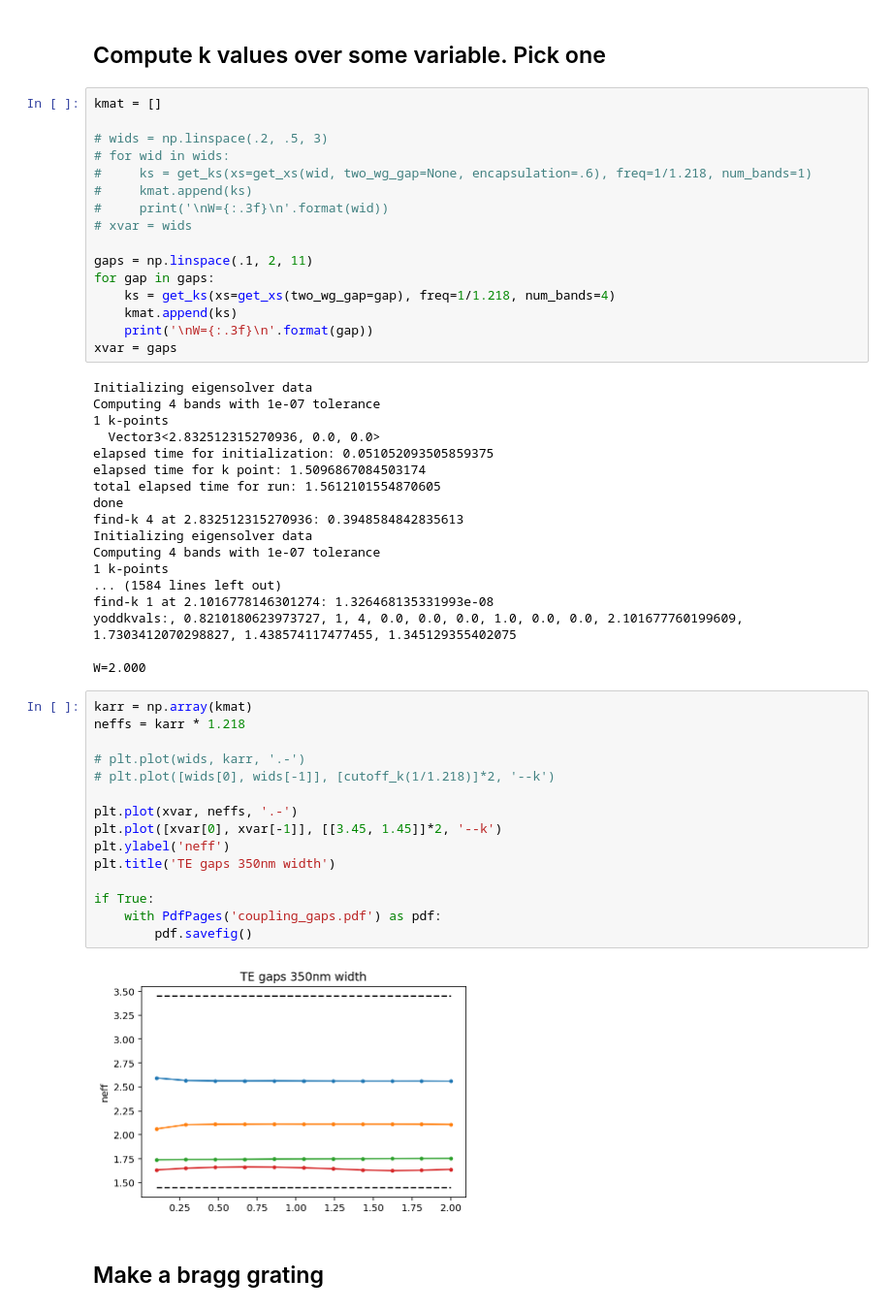
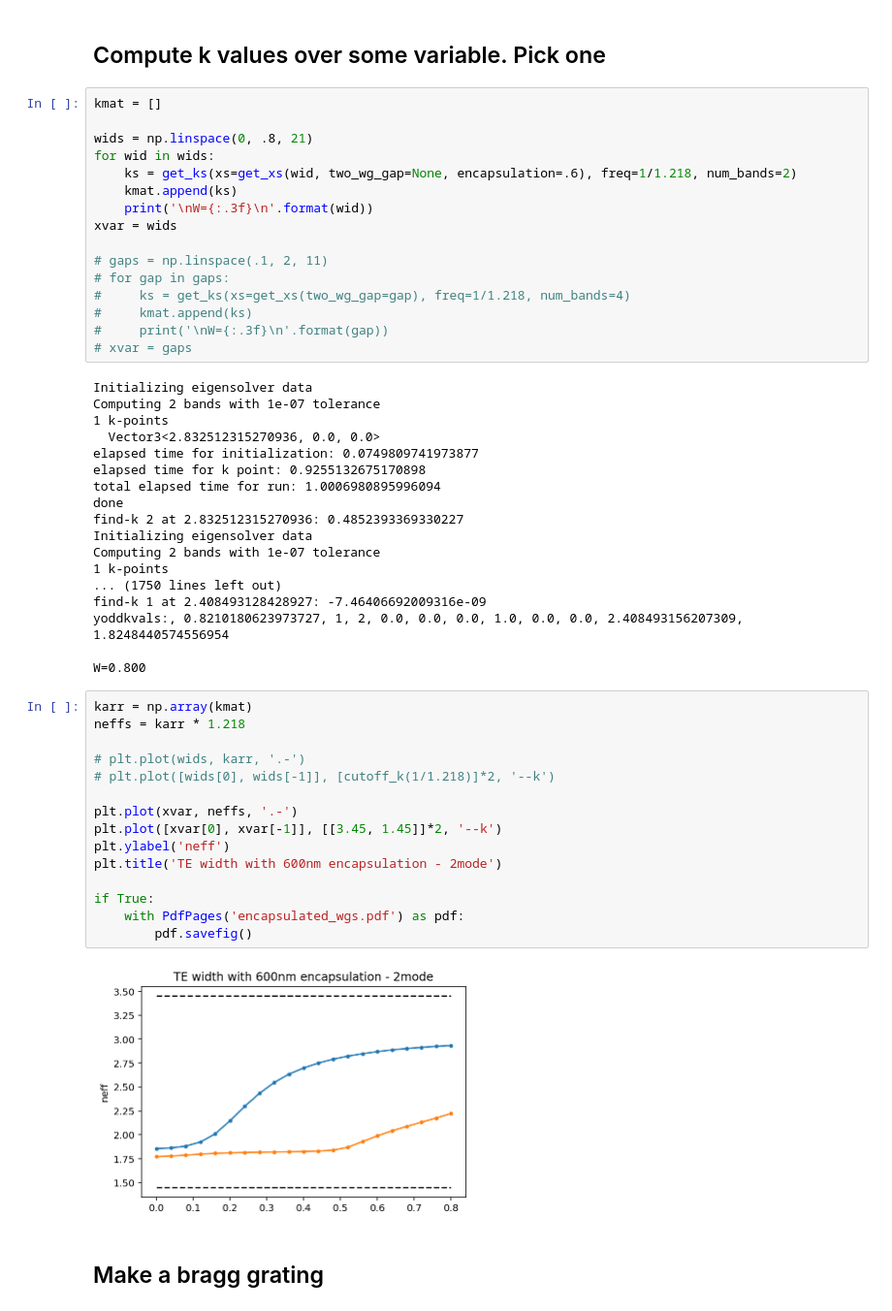
Before and after one commit to atait/jupyter-meep, a Jupyter notebook: notebooks/partial_waveguides/EigenModes/MPB_eigenmodes.ipynb, the cells around one changed output. Shown: that part at 97% size. Cells and saved outputs as stored; diff of their text form.

```diff
--- a/notebooks/partial_waveguides/EigenModes/MPB_eigenmodes.ipynb
+++ b/notebooks/partial_waveguides/EigenModes/MPB_eigenmodes.ipynb
@@ -30,54 +30,54 @@ show_geometry(ms, periods=1).shape
 # %%
 kmat = []
 
-# wids = np.linspace(.2, .5, 3)
-# for wid in wids:
-#     ks = get_ks(xs=get_xs(wid, two_wg_gap=None, encapsulation=.6), freq=1/1.218, num_bands=1)
+wids = np.linspace(0, .8, 21)
+for wid in wids:
+    ks = get_ks(xs=get_xs(wid, two_wg_gap=None, encapsulation=.6), freq=1/1.218, num_bands=2)
+    kmat.append(ks)
+    print('\nW={:.3f}\n'.format(wid))
+xvar = wids
+
+# gaps = np.linspace(.1, 2, 11)
+# for gap in gaps:
+#     ks = get_ks(xs=get_xs(two_wg_gap=gap), freq=1/1.218, num_bands=4)
 #     kmat.append(ks)
-#     print('\nW={:.3f}\n'.format(wid))
-# xvar = wids
-
-gaps = np.linspace(.1, 2, 11)
-for gap in gaps:
-    ks = get_ks(xs=get_xs(two_wg_gap=gap), freq=1/1.218, num_bands=4)
-    kmat.append(ks)
-    print('\nW={:.3f}\n'.format(gap))
-xvar = gaps
+#     print('\nW={:.3f}\n'.format(gap))
+# xvar = gaps
 # %% [output]
 Initializing eigensolver data
-Computing 4 bands with 1e-07 tolerance
+Computing 2 bands with 1e-07 tolerance
 1 k-points
   Vector3<2.832512315270936, 0.0, 0.0>
-elapsed time for initialization: 0.051052093505859375
-elapsed time for k point: 1.5096867084503174
-total elapsed time for run: 1.5612101554870605
+elapsed time for initialization: 0.0749809741973877
+elapsed time for k point: 0.9255132675170898
+total elapsed time for run: 1.0006980895996094
 done
-find-k 4 at 2.832512315270936: 0.3948584842835613
+find-k 2 at 2.832512315270936: 0.4852393369330227
 Initializing eigensolver data
-Computing 4 bands with 1e-07 tolerance
+Computing 2 bands with 1e-07 tolerance
 1 k-points
-... (1584 lines left out)
-find-k 1 at 2.1016778146301274: 1.326468135331993e-08
-yoddkvals:, 0.8210180623973727, 1, 4, 0.0, 0.0, 0.0, 1.0, 0.0, 0.0, 2.101677760199609, 1.7303412070298827, 1.438574117477455, 1.345129355402075
+... (1750 lines left out)
+find-k 1 at 2.408493128428927: -7.46406692009316e-09
+yoddkvals:, 0.8210180623973727, 1, 2, 0.0, 0.0, 0.0, 1.0, 0.0, 0.0, 2.408493156207309, 1.8248440574556954
 
-W=2.000
+W=0.800
 # %%
 karr = np.array(kmat)
 neffs = karr * 1.218
 
 # plt.plot(wids, karr, '.-')
 # plt.plot([wids[0], wids[-1]], [cutoff_k(1/1.218)]*2, '--k')
 
 plt.plot(xvar, neffs, '.-')
 plt.plot([xvar[0], xvar[-1]], [[3.45, 1.45]]*2, '--k')
 plt.ylabel('neff')
-plt.title('TE gaps 350nm width')
+plt.title('TE width with 600nm encapsulation - 2mode')
 
 if True:
-    with PdfPages('coupling_gaps.pdf') as pdf:
+    with PdfPages('encapsulated_wgs.pdf') as pdf:
         pdf.savefig()
 # %% [output]
-[figure, old version]
+[figure, new version]
 # %% [markdown]
 ## Make a bragg grating
 # %%
```
Also changed, not shown: parts of 3 cells of this notebook, 1 other file.
